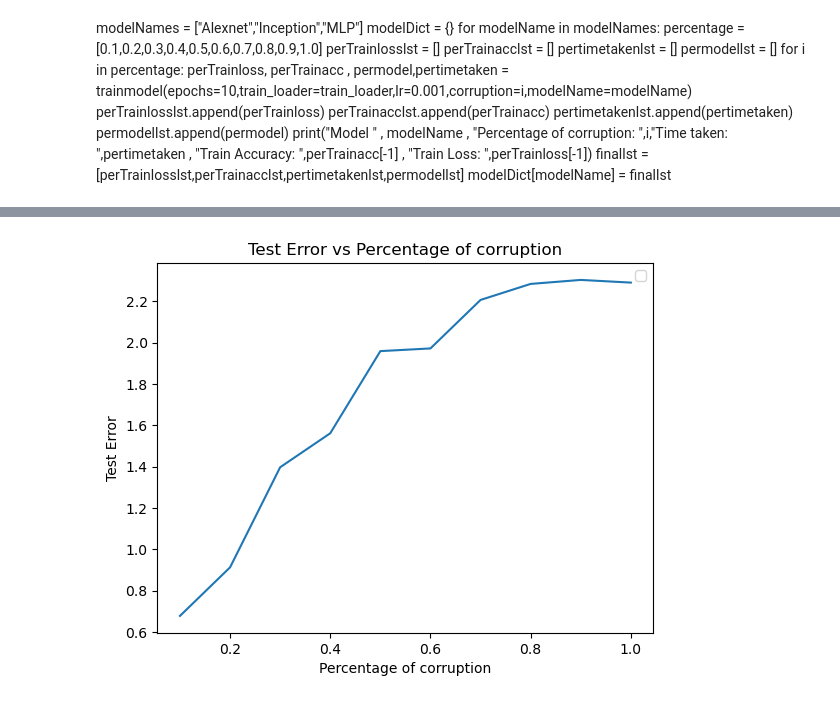
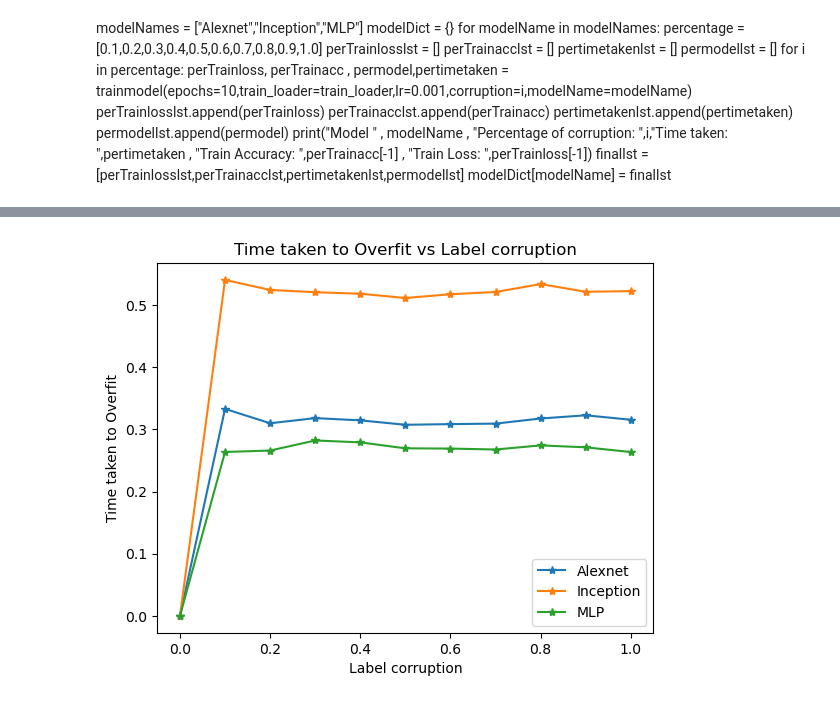
Before and after one commit to vaibhav1865/UnderstandingDNNs_GeneralizationProbelms, a Jupyter notebook: DifferentArchitectural_Experiment_main.ipynb, the cells around one changed output, grey strips where cells are left out. Cells and saved outputs as stored; diff of their text form; code cells hidden in the pictures.

```diff
--- a/DifferentArchitectural_Experiment_main.ipynb
+++ b/DifferentArchitectural_Experiment_main.ipynb
@@ -357,7 +289,7 @@ def trainmodel(epochs=10,train_loader=train_loader,lr=0.001,corruption=0, modelN
 
     model.to(device)
     criterion = nn.CrossEntropyLoss()
-    optimizer = optim.Adam(model.parameters(), lr=lr)
+    optimizer = optim.SGD(model.parameters(), lr=lr, momentum=0.9)
     train_loss = []
     train_acc = []
     if corruption>0:
@@ -422,13 +350,17 @@ for modelName in modelNames:
 modelNames = ["Alexnet","Inception","MLP"]
 modelDict = {}
 for modelName in modelNames:
-    percentage = [0.1,0.2,0.3,0.4,0.5,0.6,0.7,0.8,0.9,1.0]
+    percentage = [0,0.1,0.2,0.3,0.4,0.5,0.6,0.7,0.8,0.9,1.0]
     perTrainlosslst = []
     perTrainacclst = []
     pertimetakenlst = []
     permodellst = []
+    lr_ = 0.001
+    if modelName == "Inception":
+        lr_ = 0.1
+
     for i in percentage:
-        perTrainloss, perTrainacc , permodel,pertimetaken = trainmodel(epochs=10,train_loader=train_loader,lr=0.001,corruption=i,modelName=modelName)
+        perTrainloss, perTrainacc , permodel,pertimetaken = trainmodel(epochs=1,train_loader=train_loader,lr=lr_,corruption=i,modelName=modelName)
         perTrainlosslst.append(perTrainloss)
         perTrainacclst.append(perTrainacc)
         pertimetakenlst.append(pertimetaken)
@@ -466,19 +423,29 @@ for modelName in modelNames:
 #     MLPpertimetakenlst.append(pertimetaken)
 #     print("Percentage of corruption: ",i,"Time taken: ",pertimetaken , "Train Accuracy: ",perTrainacc[-1] , "Train Loss: ",perTrainloss[-1])
 # %%
-
+percentage = [0,0.1,0.2,0.3,0.4,0.5,0.6,0.7,0.8,0.9,1.0]
 def plotTimegraph(modelDict):
     modelNames = modelDict.keys()
+    i = 0
     for modelName in modelNames:
         timetakenlst = modelDict[modelName]["TimeTakenlst"]
-        plt.plot(percentage,timetakenlst , label = modelName)
+        if i == 0:
+            timetakenlst = timetakenlst[3:]
+        else:
+            timetakenlst = timetakenlst[1:]
+        i += 1
+        timetakenlst = [i/60 for i in timetakenlst]
+        timetakenlst.insert(0,0)
+#         print(len(timetakenlst))
+#         timetakenlst.insert(0,0)
+        plt.plot(percentage,timetakenlst , label = modelName,marker="*")
     plt.xlabel("Label corruption")
     plt.ylabel("Time taken to Overfit")
     plt.title("Time taken to Overfit vs Label corruption")
     plt.legend()
 plotTimegraph(modelDict)
 # %% [output]
-[figure, old version]
+[figure, new version]
 # %%
 
 def plottrainlossgraph(modelDict):
```
Also changed, not shown: parts of 10 cells of this notebook.
